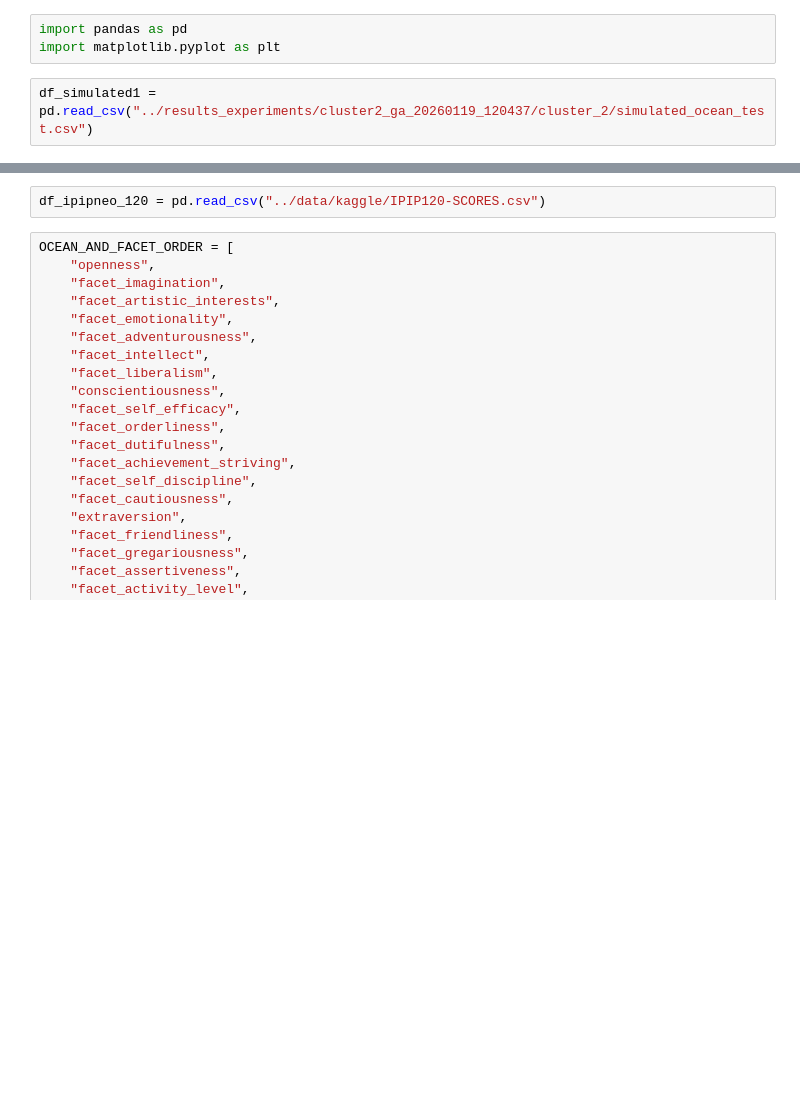
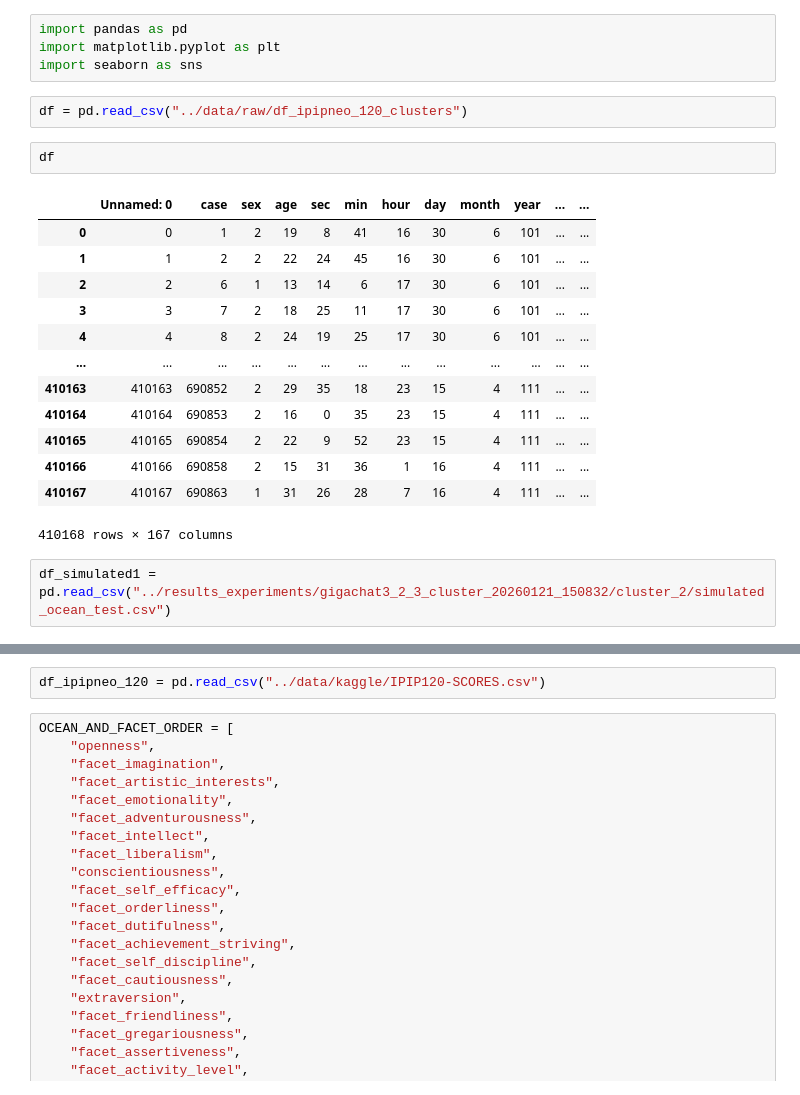
Before and after one commit to samiaFife/LLM-PersonaBench, a Jupyter notebook: notebooks/simulation analysis.ipynb, the cells around one changed output, grey strips where cells are left out. Drawn from its saved outputs; the diff is of its cells as text; blank space fills up the shorter version.

```diff
--- a/notebooks/simulation analysis.ipynb
+++ b/notebooks/simulation analysis.ipynb
@@ -1,5 +1,24 @@
 # %%
 import pandas as pd
 import matplotlib.pyplot as plt
+import seaborn as sns
+# %%
+df = pd.read_csv("../data/raw/df_ipipneo_120_clusters")
+# %%
+df
+# %% [output]
+|  | Unnamed: 0 | case | sex | age | sec | min | hour | day | month | year | ... | ... |
+| 0 | 0 | 1 | 2 | 19 | 8 | 41 | 16 | 30 | 6 | 101 | ... | ... |
+| 1 | 1 | 2 | 2 | 22 | 24 | 45 | 16 | 30 | 6 | 101 | ... | ... |
+| 2 | 2 | 6 | 1 | 13 | 14 | 6 | 17 | 30 | 6 | 101 | ... | ... |
+| 3 | 3 | 7 | 2 | 18 | 25 | 11 | 17 | 30 | 6 | 101 | ... | ... |
+| 4 | 4 | 8 | 2 | 24 | 19 | 25 | 17 | 30 | 6 | 101 | ... | ... |
+| ... | ... | ... | ... | ... | ... | ... | ... | ... | ... | ... | ... | ... |
+| 410163 | 410163 | 690852 | 2 | 29 | 35 | 18 | 23 | 15 | 4 | 111 | ... | ... |
+| 410164 | 410164 | 690853 | 2 | 16 | 0 | 35 | 23 | 15 | 4 | 111 | ... | ... |
+| 410165 | 410165 | 690854 | 2 | 22 | 9 | 52 | 23 | 15 | 4 | 111 | ... | ... |
+| 410166 | 410166 | 690858 | 2 | 15 | 31 | 36 | 1 | 16 | 4 | 111 | ... | ... |
+| 410167 | 410167 | 690863 | 1 | 31 | 26 | 28 | 7 | 16 | 4 | 111 | ... | ... |
+410168 rows × 167 columns
 # %%
-df_simulated1 = pd.read_csv("../results_experiments/cluster2_ga_20260119_120437/cluster_2/simulated_ocean_test.csv")
+df_simulated1 = pd.read_csv("../results_experiments/gigachat3_2_3_cluster_20260121_150832/cluster_2/simulated_ocean_test.csv")
```
Also changed, not shown: parts of 7 cells of this notebook, 12 other files.
